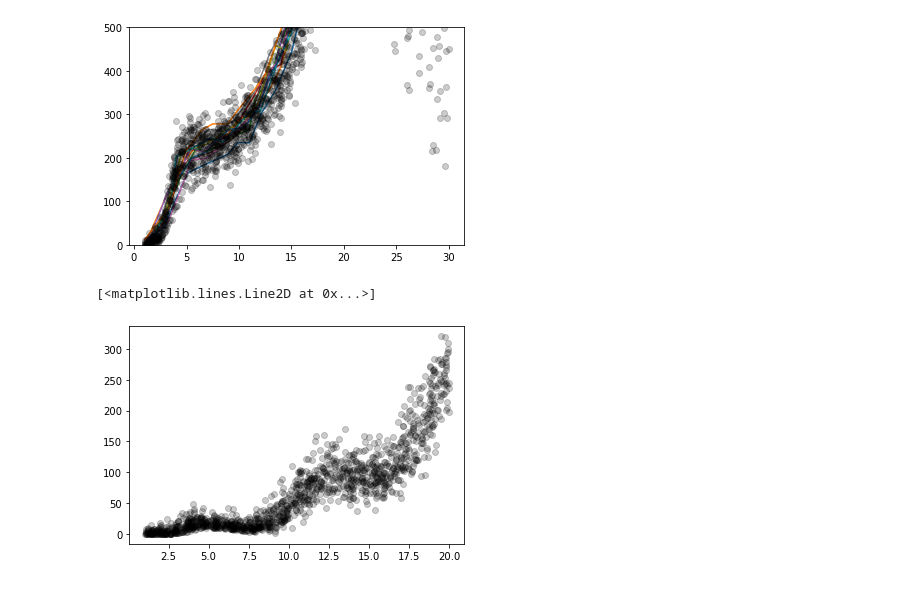
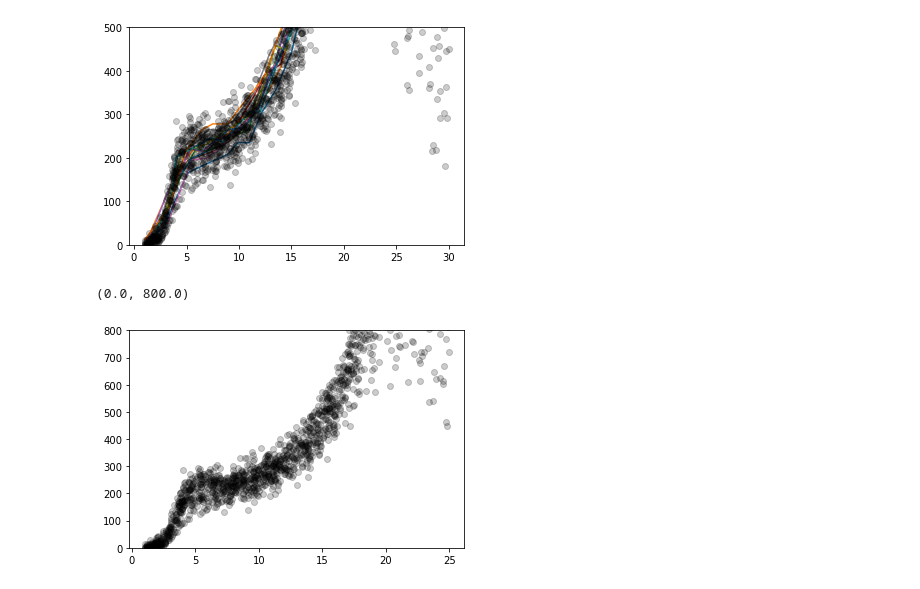
Before and after one commit to sanjay-iisc/Feature_extraction, a Jupyter notebook: CODE/demo_FeatureFile.ipynb, the cells around one changed output. Cells and saved outputs as stored; diff of their text form; code cells hidden in the pictures.

```diff
--- a/CODE/demo_FeatureFile.ipynb
+++ b/CODE/demo_FeatureFile.ipynb
@@ -144,13 +142,13 @@ plt.ylim(0,500)
 (0.0, 500.0)
 [figure]
 # %%
-extract=((Sim_CL>0) & (Sim_CL<20))
+extract=((Sim_CL>0) & (Sim_CL<25))
 extract=extract
 # %%
 plt.figure()
 # plt.plot(Exp_CL,Exp.sum_CWT[:,:,0,1])
-plt.plot(Sim_CL[extract],Sim.sum_CWT[extract,2,3], linestyle='None', marker='o', alpha=0.2, c='k')
-# plt.ylim(0,500)
+plt.plot(Sim_CL[extract],Sim.sum_CWT[extract,0,1], linestyle='None', marker='o', alpha=0.2, c='k')
+plt.ylim(0,800)
 # %% [output]
-[<matplotlib.lines.Line2D at 0x...>]
+(0.0, 800.0)
-[figure, old version]
+[figure, new version]
```
Also changed, not shown: parts of 1 cell of this notebook, 4 other files.
